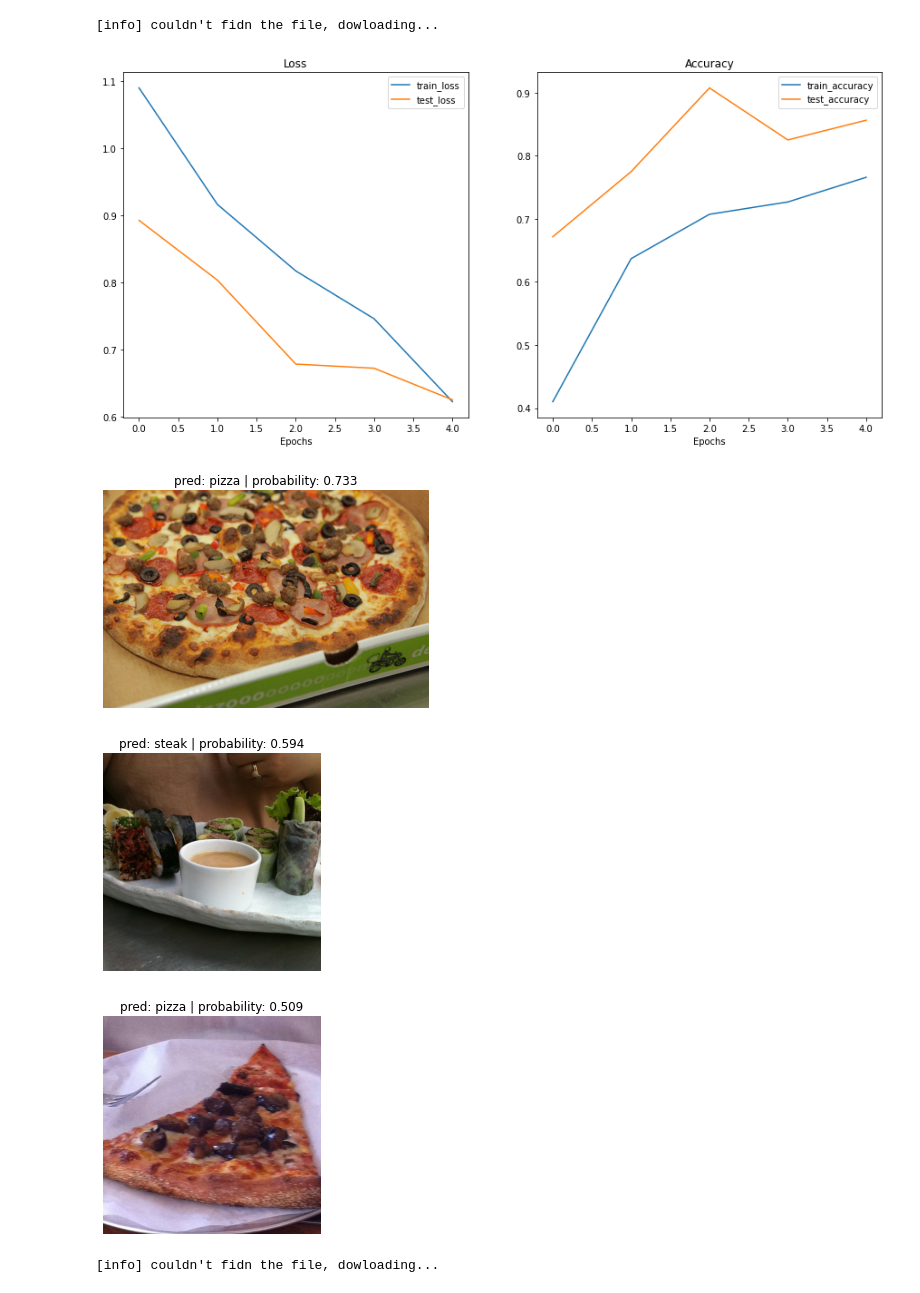
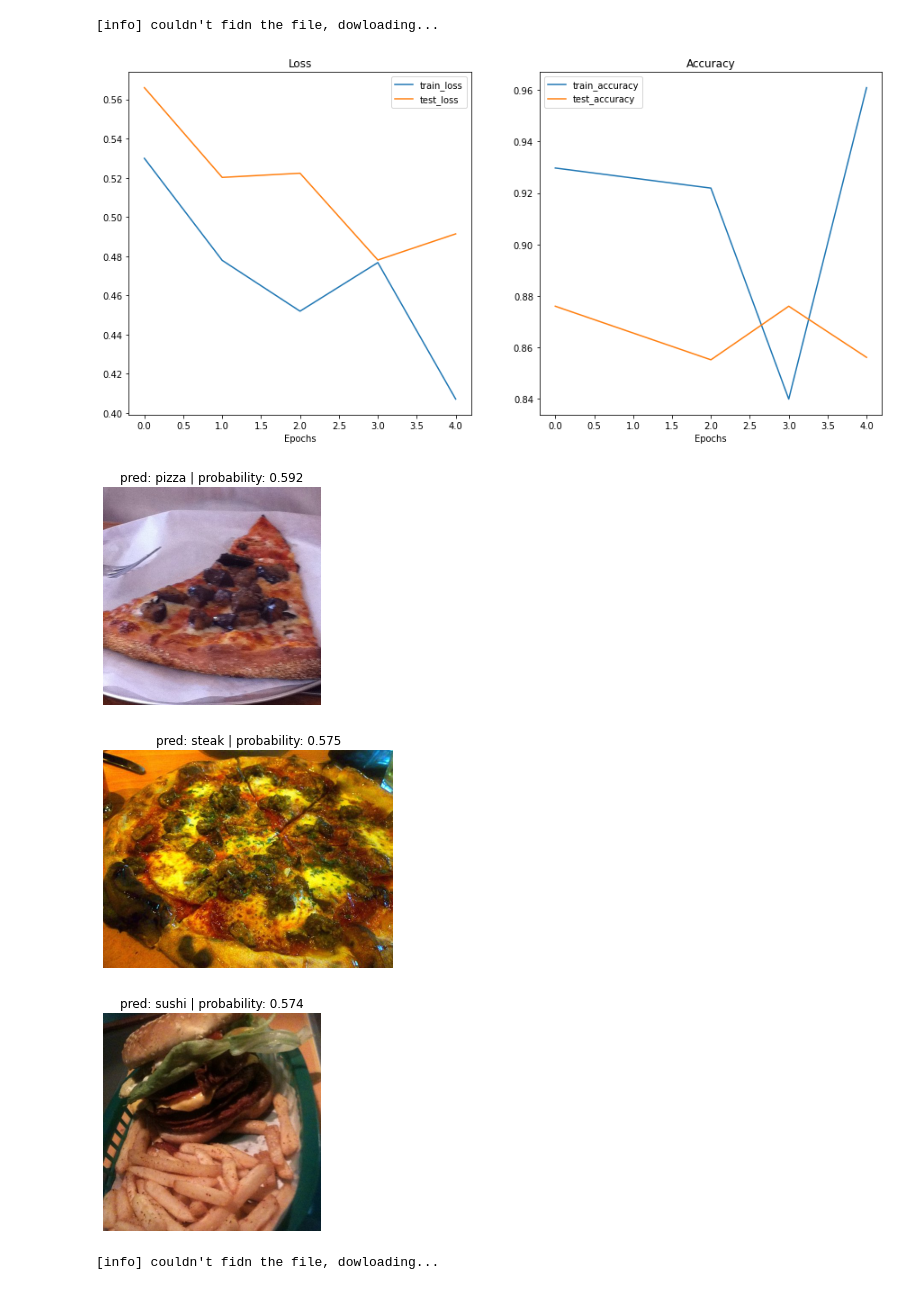
Before and after one commit to zim10/Deep-learning-using-pytorch, a Jupyter notebook: transfer_learning.ipynb, the cells around one changed output. Saved outputs shown, nothing was run; the diff lists cells and outputs as text; code cells hidden in the pictures.

```diff
--- a/transfer_learning.ipynb
+++ b/transfer_learning.ipynb
@@ -134,5 +136,5 @@ device = "cuda" if torch.cuda.is_available() else "cpu"
 #now use a pretrained model in pizza-steak-sushi dataset
 #setup the model with pretrained weights and send it to the target device
 weights = torchvision.models.EfficientNet_B0_Weights.DEFAULT
-model = torchvision.models.efficientnet_b0(weights = weights).to(device) #new method
-#model = torchvision.models.efficientnet_b0(pretrained = True).to(device) #new method
+model_0 = torchvision.models.efficientnet_b0(weights = weights).to(device) #new method
+#model = torchvision.models.efficientnet_b0(pretrained = True).to(device) #old method
@@ -176,7 +158,7 @@ torch.manual_seed(42)
 torch.cuda.manual_seed(42)
 output_shape = len(class_names)
 #recreate classifier layer and send to the device
-model.classifier = torch.nn.Sequential(
+model_0.classifier = torch.nn.Sequential(
     torch.nn.Dropout(p=0.2, inplace=True),
     torch.nn.Linear(in_features=1280,
                     out_features=output_shape,
@@ -252,9 +216,9 @@ except:
 [info] couldn't fidn the file, dowloading...
 # %%
 from helper_functions import plot_loss_curves
-plot_loss_curves(results)
+plot_loss_curves(model_0_results)
 # %% [output]
-[figure, old version]
+[figure, new version]
 # %%
 # make prediction on images from the test dataset
 from typing import List, Tuple
@@ -298,19 +262,19 @@ def pred_and_plot_image(model: torch.nn.Module,
 # %%
 #get a random list of image path from test directory
 #need  glob
 import random
 test_image_path_list = list(Path(test_dir).glob("*/*.jpg"))
 test_image_path_sample = random.sample(population = test_image_path_list, k =3)
 #call the above functio
 for image_path in test_image_path_sample:
-  pred_and_plot_image(model=model,
+  pred_and_plot_image(model=model_0,
                       image_path = image_path,
                       class_names = class_names,
                       image_size = (224, 224))
 # %% [output]
-[figure, old version]
+[figure, new version]
-[figure, old version]
+[figure, new version]
-[figure, old version]
+[figure, new version]
 # %%
 #custom image load from github
 import requests
```
Also changed, not shown: parts of 58 cells of this notebook.
